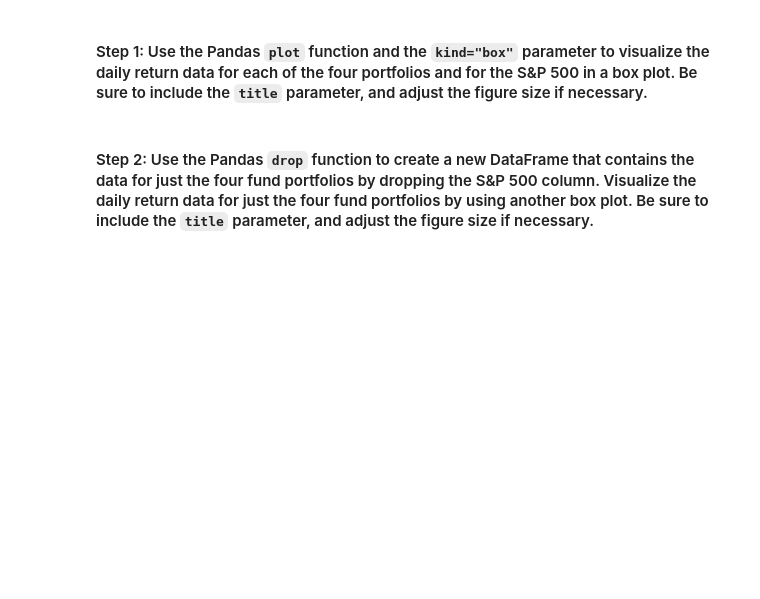
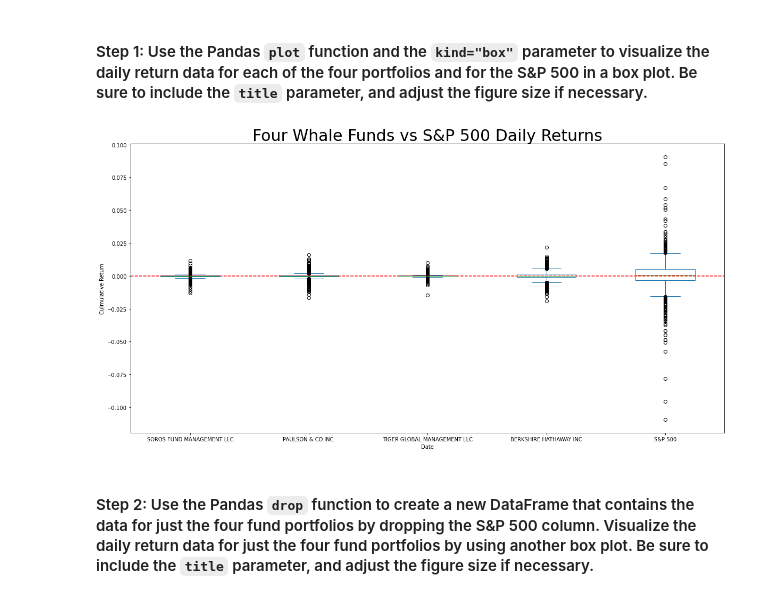
Before and after one commit to petepetersen423/m4_challenge, a Jupyter notebook: risk_return_analysis.ipynb, the cells around one changed output. Saved outputs shown, nothing was run; the diff lists cells and outputs as text; code cells hidden in the pictures; blank space fills up the shorter version.

```diff
--- a/risk_return_analysis.ipynb
+++ b/risk_return_analysis.ipynb
@@ -207,7 +227,15 @@ Analyze the volatility of each of the four fund portfolios and of the S&P 500 In
 # %%
 # Use the daily return data to create box plots to visualize the volatility of the 4 funds and the S&P 500
 # Include a title parameter and adjust the figure size
-# YOUR CODE HERE
+
+ax = daily_returns.plot(kind = 'box', figsize = (20, 10), title = "Four Whale Funds vs S&P 500 Daily Returns");
+ax.title.set_size(30)
+ax.set_xlabel("Date")
+ax.set_ylabel("Culmulative Return")
+
+ax.axhline(0, c='r', linestyle="--", label = "");
+# %% [output]
+[figure, added]
 # %% [markdown]
 #### Step 2: Use the Pandas `drop` function to create a new DataFrame that contains the data for just the four fund portfolios by dropping the S&P 500 column. Visualize the daily return data for just the four fund portfolios by using another box plot. Be sure to include the `title` parameter, and adjust the figure size if necessary.
 # %%
```
Also changed, not shown: parts of 33 cells of this notebook, 2 other files.
